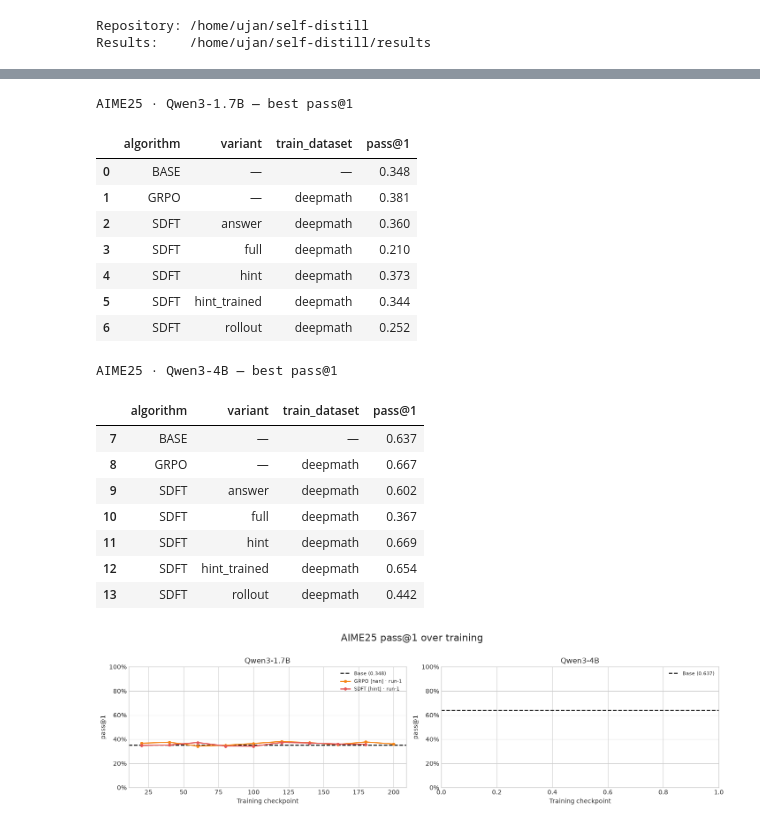
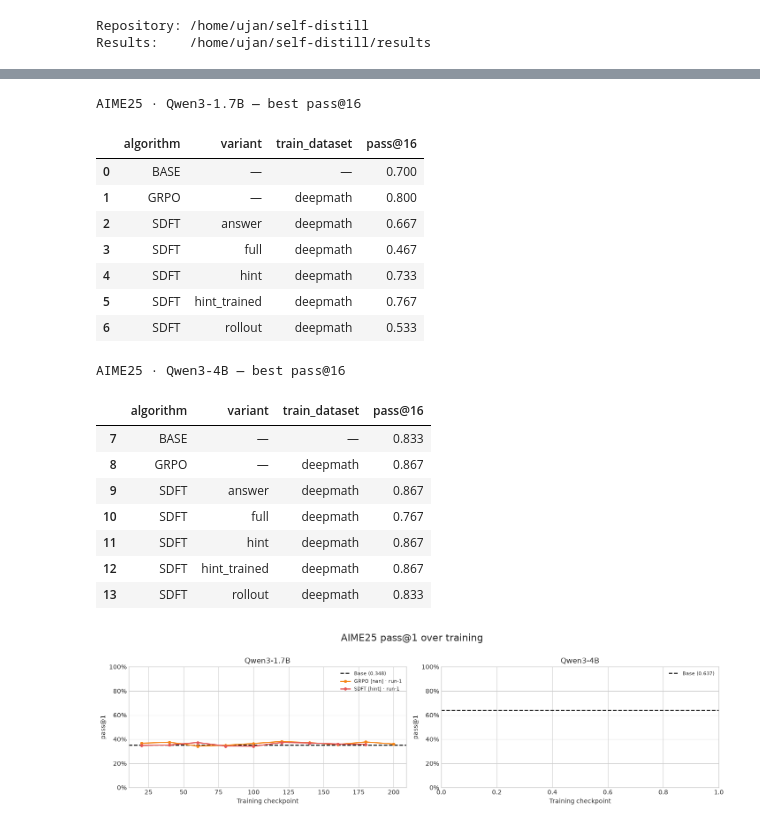
Before and after one commit to tatami-galaxy/self-distill, a Jupyter notebook: eval/viz/results_overview.ipynb, the cells around one changed output, grey strips where cells are left out. Saved outputs shown, nothing was run; the diff lists cells and outputs as text; code cells hidden in the pictures.

```diff
--- a/eval/viz/results_overview.ipynb
+++ b/eval/viz/results_overview.ipynb
@@ -179,5 +179,5 @@ Loaded 106 AIME25 summaries across 2 models.
 # %%
-AIME_BEST_K = 1  # Choose 1, 8, or 16.
+AIME_BEST_K = 16  # Choose 1, 8, or 16.
 AIME_BEST_METRIC = f"pass@{AIME_BEST_K}"
 if AIME_BEST_K not in {1, 8, 16}:
     raise ValueError(f"AIME_BEST_K must be one of 1, 8, or 16; got {AIME_BEST_K}")
@@ -226,51 +226,51 @@ def best_aime_by_algo(frame: pd.DataFrame, metric: str) -> pd.DataFrame:
 aime_best = best_aime_by_algo(aime, AIME_BEST_METRIC)
 for model, model_results in aime_best.groupby("model", sort=True):
     table = model_results[
         [
             "algo", "variant", "run", "step", "train_dataset",
             "pass@1", "pass@8", "pass@16", "schema_version",
         ]
     ].copy()
     table["algorithm"] = table.pop("algo").str.upper()
     for column in ("variant", "run", "train_dataset"):
         table[column] = table[column].fillna("—")
     table = table[
         [
             "algorithm", "variant", "train_dataset",
             f"pass@{AIME_BEST_K}",
         ]
     ]
     display(
         table.style
         .set_caption(f"{AIME_LABEL} · {model} — best {AIME_BEST_METRIC}")
         .format({"pass@1": "{:.3f}", "pass@8": "{:.3f}", "pass@16": "{:.3f}"})
         .set_properties(**{"text-align": "center"})
         .set_table_styles([
             {"selector": "th", "props": [("text-align", "center")]},
         ])
         .background_gradient(
             subset=[AIME_BEST_METRIC], cmap="Blues", vmin=0, vmax=1
         )
     )
 # %% [output]
-AIME25 · Qwen3-1.7B — best pass@1
+AIME25 · Qwen3-1.7B — best pass@16
-|  | algorithm | variant | train_dataset | pass@1 |
-| 0 | BASE | — | — | 0.348 |
-| 1 | GRPO | — | deepmath | 0.381 |
-| 2 | SDFT | answer | deepmath | 0.360 |
-| 3 | SDFT | full | deepmath | 0.210 |
-| 4 | SDFT | hint | deepmath | 0.373 |
-| 5 | SDFT | hint_trained | deepmath | 0.344 |
-| 6 | SDFT | rollout | deepmath | 0.252 |
+|  | algorithm | variant | train_dataset | pass@16 |
+| 0 | BASE | — | — | 0.700 |
+| 1 | GRPO | — | deepmath | 0.800 |
+| 2 | SDFT | answer | deepmath | 0.667 |
+| 3 | SDFT | full | deepmath | 0.467 |
+| 4 | SDFT | hint | deepmath | 0.733 |
+| 5 | SDFT | hint_trained | deepmath | 0.767 |
+| 6 | SDFT | rollout | deepmath | 0.533 |
-AIME25 · Qwen3-4B — best pass@1
+AIME25 · Qwen3-4B — best pass@16
-|  | algorithm | variant | train_dataset | pass@1 |
-| 7 | BASE | — | — | 0.637 |
-| 8 | GRPO | — | deepmath | 0.667 |
-| 9 | SDFT | answer | deepmath | 0.602 |
-| 10 | SDFT | full | deepmath | 0.367 |
-| 11 | SDFT | hint | deepmath | 0.669 |
-| 12 | SDFT | hint_trained | deepmath | 0.654 |
-| 13 | SDFT | rollout | deepmath | 0.442 |
+|  | algorithm | variant | train_dataset | pass@16 |
+| 7 | BASE | — | — | 0.833 |
+| 8 | GRPO | — | deepmath | 0.867 |
+| 9 | SDFT | answer | deepmath | 0.867 |
+| 10 | SDFT | full | deepmath | 0.767 |
+| 11 | SDFT | hint | deepmath | 0.867 |
+| 12 | SDFT | hint_trained | deepmath | 0.867 |
+| 13 | SDFT | rollout | deepmath | 0.833 |
 # %%
 ALGO_COLORS = {
     "sft": "#4c78a8",
```
Also changed, not shown: parts of 1 cell of this notebook, 1 other file.
